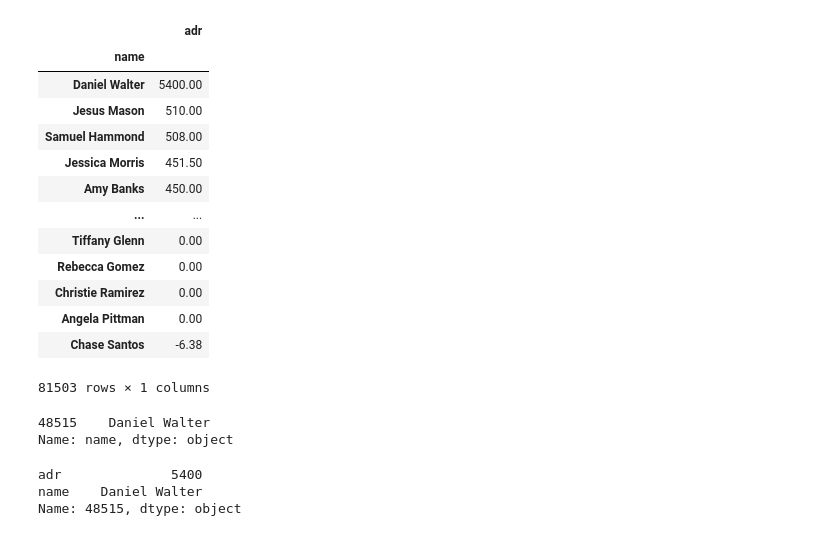
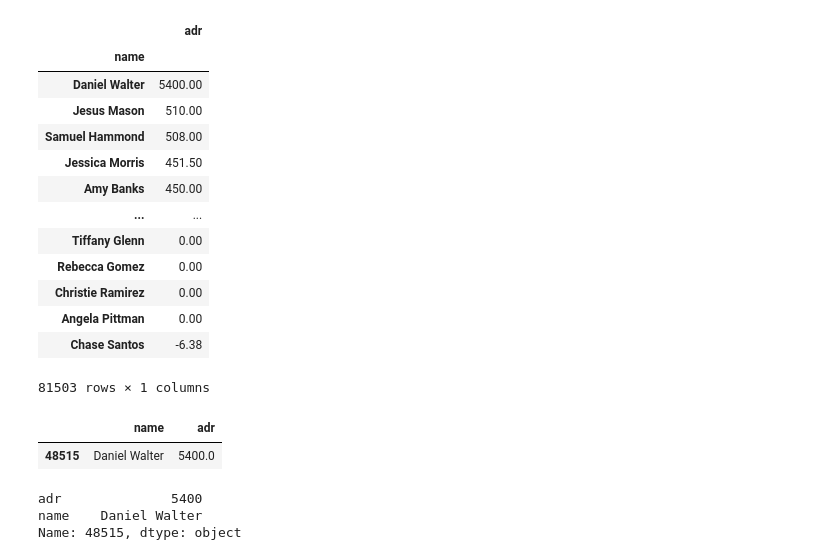
Before and after one commit to orkunumur/Numpy_Pandas_EmKa, a Jupyter notebook: Pandas-Bitirme-Testi.ipynb, the cells around one changed output. Saved outputs shown, nothing was run; the diff lists cells and outputs as text; code cells hidden in the pictures.

```diff
--- a/Pandas-Bitirme-Testi.ipynb
+++ b/Pandas-Bitirme-Testi.ipynb
@@ -147,10 +147,10 @@ df.groupby("name")[["adr"]].max().sort_values(by="adr", ascending=False)
 | Chase Santos | -6.38 |
 81503 rows × 1 columns
 # %%
-df.loc[df['adr'] == df['adr'].max() , 'name']
+df.loc[df['adr'] == df['adr'].max() , ['name', "adr"]]
 # %% [output]
-48515    Daniel Walter
-Name: name, dtype: object
+|  | name | adr |
+| 48515 | Daniel Walter | 5400.0 |
 # %%
 # %% [output]
 adr              5400
```
Also changed, not shown: parts of 6 cells of this notebook.
